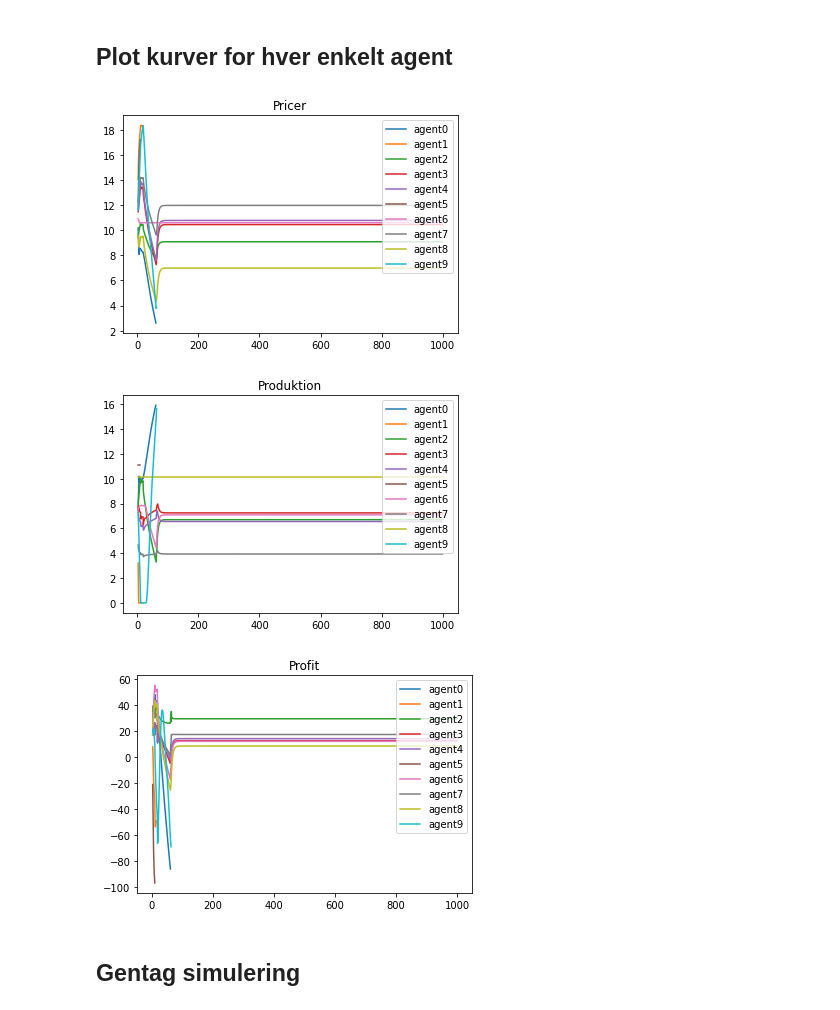
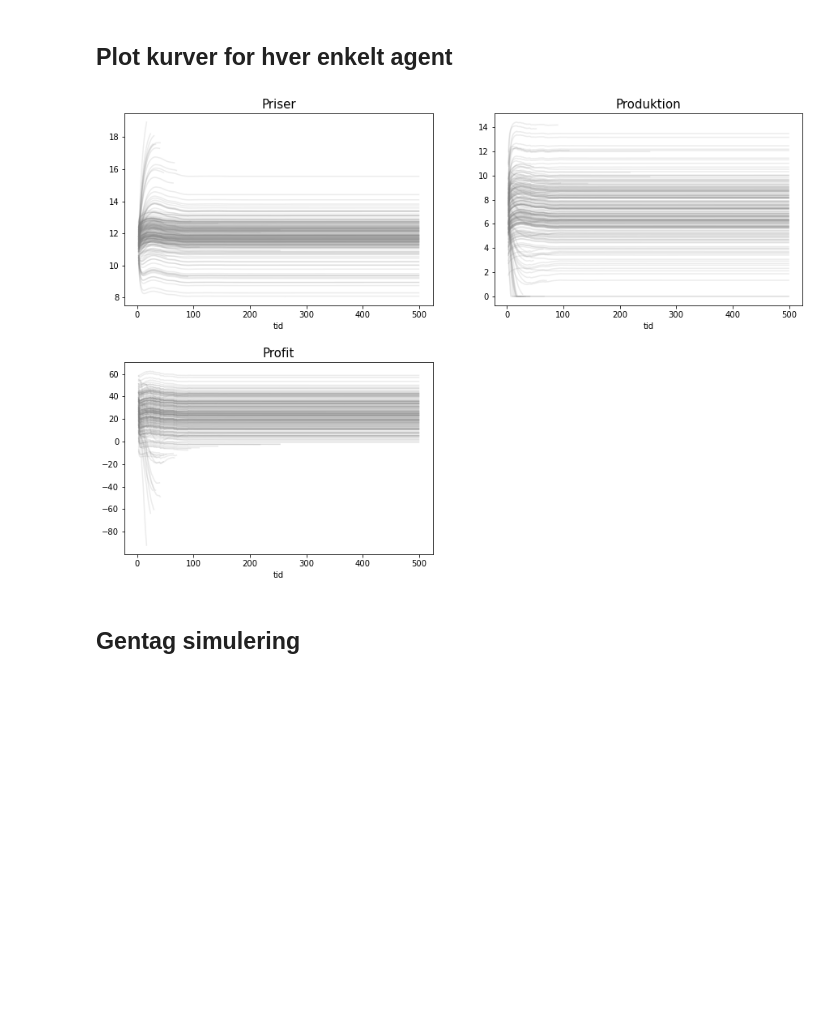
Before and after one commit to DatalogiForAlle/market_competition, a Jupyter notebook: empirical_market_competition_mc.ipynb, the cells around one changed output. Saved outputs shown, nothing was run; the diff lists cells and outputs as text; code cells hidden in the pictures; blank space fills up the shorter version.

```diff
--- a/empirical_market_competition_mc.ipynb
+++ b/empirical_market_competition_mc.ipynb
@@ -187,19 +222,32 @@ Text(0, 0.5, 'profit')
 # %% [markdown]
 ## Plot kurver for hver enkelt agent
-# %%
-# Visualize how each agent is doing
-price_df.plot();
-plt.title("Pricer");
-plt.legend(loc = "upper right");
-
-quantity_df.plot()
-plt.title("Produktion")
-plt.legend(loc = "upper right");
-
-profit_df.plot();
-plt.title("Profit");
-plt.legend(loc = "upper right");
-# %% [output]
-[figure, removed]
-[figure, removed]
-[figure, removed]
+# %%
+# Initier subplots og sæt figurstørrelse
+fig, axes = plt.subplots(nrows=2, ncols=2)
+plt.subplots_adjust(wspace=0.2, hspace=0.3)
+fig.set_size_inches(15, 10)
+
+# Indsæt plot for alle agenternes individuelle historik
+price_df.plot(ax = axes[0,0], legend = None, color = 'grey', alpha = 0.15)
+axes[0, 0].set_title('Priser', weight = 'roman', size = 15)
+# axes[0, 0].set_ylim(9,15)
+axes[0, 0].set_xlabel('tid')
+
+quantity_df.plot(ax = axes[0,1], legend = None, color = 'grey', alpha = 0.15)
+axes[0, 1].set_title('Produktion', weight = 'roman', size = 15)
+# axes[0, 1].set_ylim(0,20)
+axes[0, 1].set_xlabel('tid')
+
+profit_df.plot(ax = axes[1,0], legend = None, color = 'grey', alpha = 0.15)
+axes[1, 0].set_title('Profit', weight = 'roman', size = 15)
+# axes[1, 0].set_ylim(-20,100)
+axes[1, 0].set_xlabel('tid')
+
+# Tilpas og vis figur
+fig.delaxes(axes[1,1])
+plt.show()
+
+
+# Note: vi kan tilføje en figur med antallet af tilbageværende ikke-konkursramte agenter til tidspunkt t
+# %% [output]
+[figure, added]
```
Also changed, not shown: parts of 18 cells of this notebook, 1 other file.
